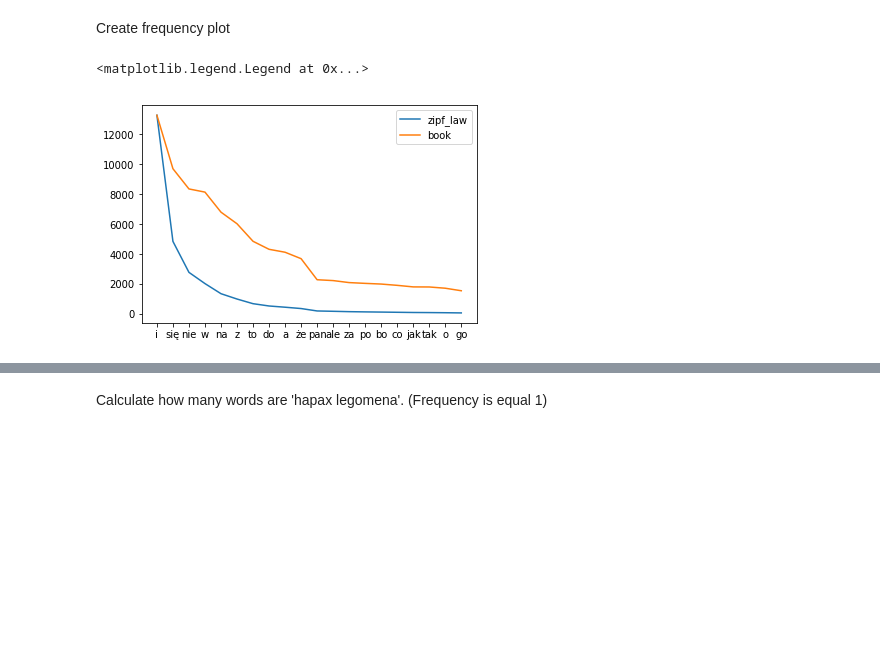
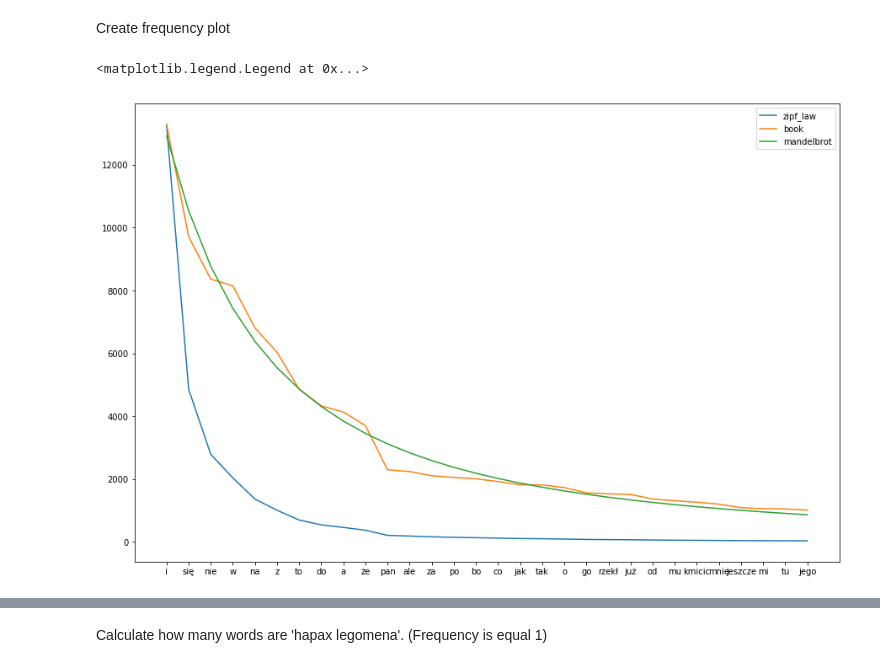
Before and after one commit to KordianD/NLP, a Jupyter notebook: Lab2/Untitled.ipynb, the cells around one changed output, grey strips where cells are left out. Cells and saved outputs as stored; diff of their text form; code cells hidden in the pictures; blank space fills up the shorter version.

```diff
--- a/Lab2/Untitled.ipynb
+++ b/Lab2/Untitled.ipynb
@@ -20,40 +20,67 @@ frequency_stats = dict()
 
 for line in open('data/potop.txt', encoding='utf-8'):
     words = [word.strip().lower() for word in line.strip().translate(str.maketrans('', '', string.punctuation)).split()]
-
     for word in words:
         if word in frequency_stats:
             frequency_stats[word] += 1
         else:
-            frequency_stats[word] = 0
+            frequency_stats[word] = 1
+# %%
+import string
+
+frequency_replaced_stats = dict()
+
+for line in open('data/potop.txt', encoding='utf-8'):
+    words = [word.strip().lower() for word in line.strip().translate(str.maketrans('', '', string.punctuation)).split()]
+    for word in words:
+        if not word in dictionary:
+            continue
+
+        replaced_with_base_word = dictionary[word]
+
+        if replaced_with_base_word in frequency_replaced_stats:
+            frequency_replaced_stats[replaced_with_base_word] += 1
+        else:
+            frequency_replaced_stats[replaced_with_base_word] = 1
 # %% [markdown]
 Write frequency_stats to stats.txt
 # %%
 with open('stats.txt', 'w+') as file:
     for word in sorted(frequency_stats, key=frequency_stats.get, reverse=True):
         file.write("{word}: {number_of_times}\n".format(word=word, number_of_times=frequency_stats[word]))
+# %%
+def mandelbrot_func(x, P, d, B):
+    return P / ((x + d)**B)
 # %% [markdown]
 Create frequency plot
 # %%
 import matplotlib.pyplot as plt
+from scipy.optimize import curve_fit
 %matplotlib inline
+plt.rcParams['figure.figsize'] = [15, 10]
 
-limit_words = 20
+limit_words = 30
 
 list_of_sorted_words = sorted(frequency_stats, key=frequency_stats.get, reverse=True)
 list_of_frequencies = [frequency_stats[word] for word in list_of_sorted_words]
 
 list_of_limited_sorted_words = sorted(frequency_stats, key=frequency_stats.get, reverse=True)[:limit_words]
 list_of_limited_frequencies = [frequency_stats[word] for word in list_of_limited_sorted_words]
 
 zipf_law = []
 
 for index, frequency in enumerate(list_of_limited_frequencies):
     zipf_law.append(frequency/(index+1))
 
-plt.plot(list_of_limited_sorted_words_, zipf_law)
-plt.plot(list_of_limited_sorted_words_, list_of_limited_frequencies)
-plt.legend(['zipf_law', 'book'], loc='upper right')
+
+p2, _ = curve_fit(mandelbrot_func, range(1, len(list_of_limited_frequencies) + 1), list_of_limited_frequencies, p0=[4, 4, 4])
+
+
+plt.plot(list_of_limited_sorted_words, zipf_law)
+plt.plot(list_of_limited_sorted_words, list_of_limited_frequencies)
+plt.plot(list_of_limited_sorted_words, mandelbrot_func(range(1, len(list_of_limited_frequencies) + 1), *p2))
+
+plt.legend(['zipf_law', 'book', 'mandelbrot'], loc='upper right')
 # %% [output]
 <matplotlib.legend.Legend at 0x...>
-[figure, old version]
+[figure, new version]
```
Also changed, not shown: parts of 12 cells of this notebook, 5 other files.
